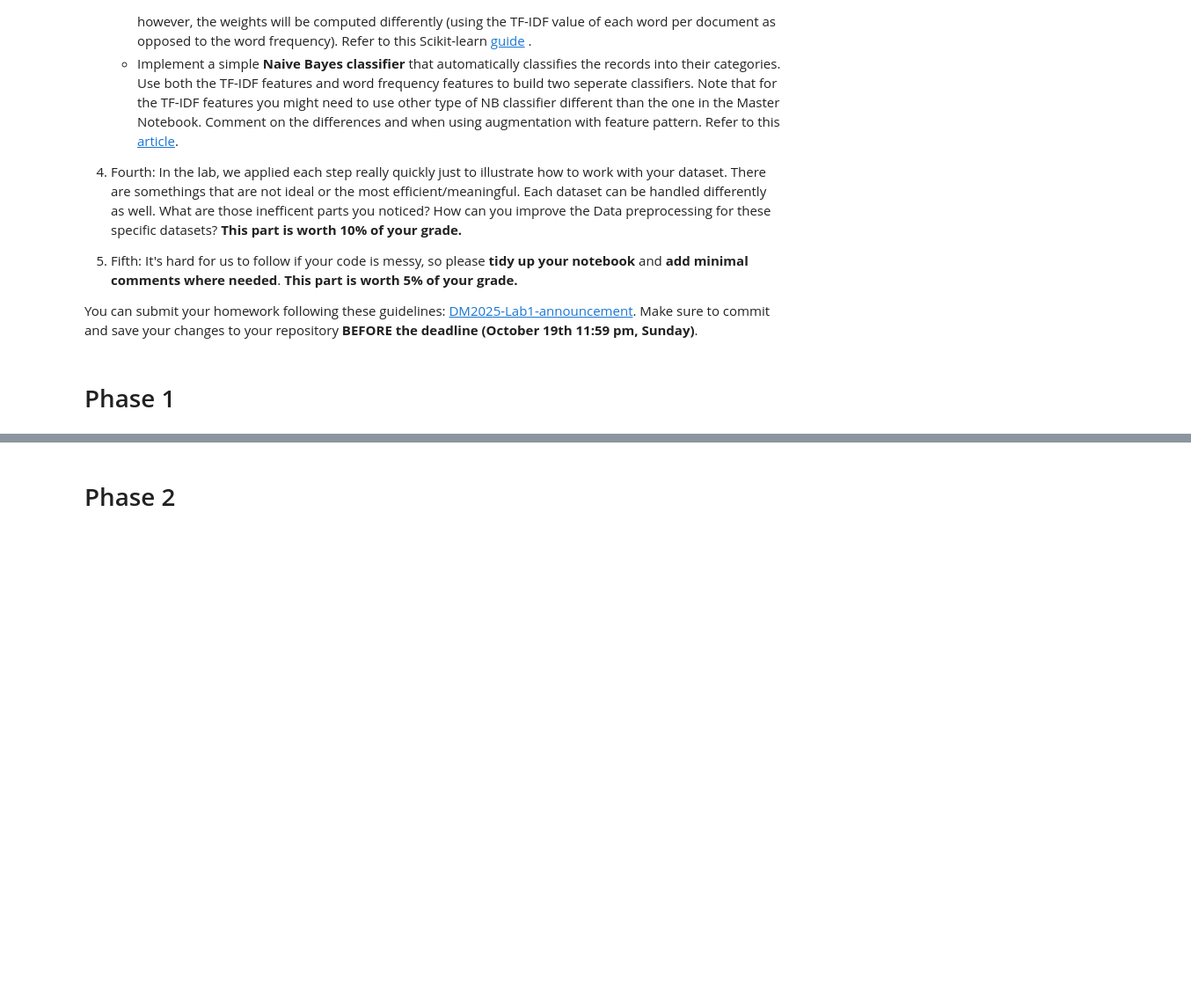
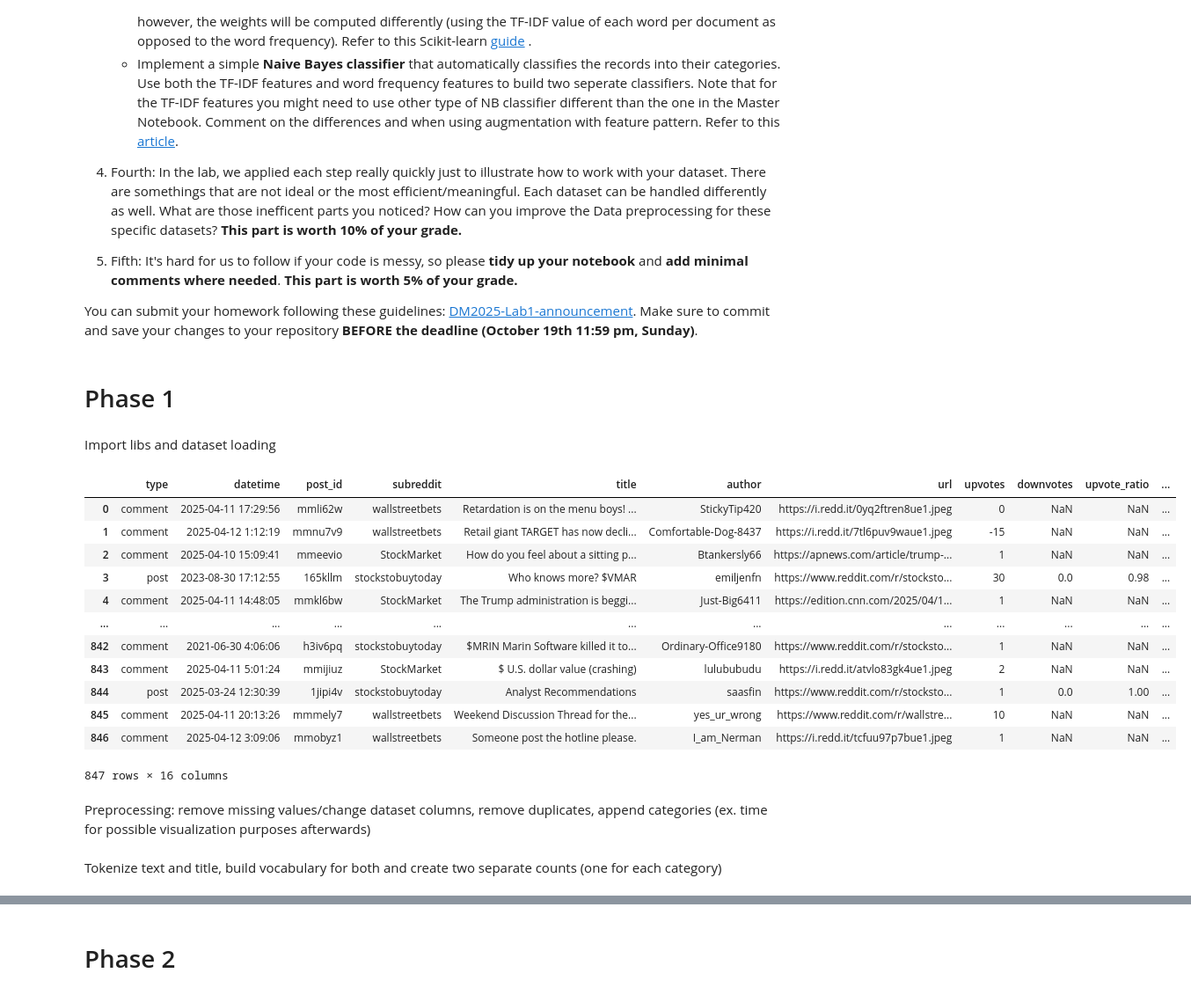
Before and after one commit to saylaa5923/DM2025-Lab1-Exercise, a Jupyter notebook: DM2025-Lab1-Homework.ipynb, the cells around one changed output, grey strips where cells are left out. Shown at 88% size. Saved outputs shown, nothing was run; the diff lists cells and outputs as text; code cells hidden in the pictures; blank space fills up the shorter version.

```diff
--- a/DM2025-Lab1-Homework.ipynb
+++ b/DM2025-Lab1-Homework.ipynb
@@ -62,0 +61,35 @@ You can submit your homework following these guidelines: [DM2025-Lab1-announceme
+# %% [markdown]
+Import libs and dataset loading
+# %%
+### Begin Assignment Here
+# test code for environment setup --> copied from Master
+import pandas as pd
+import numpy as np
+import nltk
+from sklearn.feature_extraction.text import CountVectorizer
+import plotly as py
+import math
+import PAMI
+import umap
+import matplotlib.pyplot as plt
+%matplotlib inline
+import seaborn as sns
+#use reddit dataset
+data_df = pd.read_csv("newdataset/Reddit-stock-sentiment.csv")
+data_df
+# %% [output]
+|  | type | datetime | post_id | subreddit | title | author | url | upvotes | downvotes | upvote_ratio | ... |
+| 0 | comment | 2025-04-11 17:29:56 | mmli62w | wallstreetbets | Retardation is on the menu boys! ... | StickyTip420 | https://i.redd.it/0yq2ftren8ue1.jpeg | 0 | NaN | NaN | ... |
+| 1 | comment | 2025-04-12 1:12:19 | mmnu7v9 | wallstreetbets | Retail giant TARGET has now decli... | Comfortable-Dog-8437 | https://i.redd.it/7tl6puv9waue1.jpeg | -15 | NaN | NaN | ... |
+| 2 | comment | 2025-04-10 15:09:41 | mmeevio | StockMarket | How do you feel about a sitting p... | Btankersly66 | https://apnews.com/article/trump-... | 1 | NaN | NaN | ... |
+| 3 | post | 2023-08-30 17:12:55 | 165kllm | stockstobuytoday | Who knows more? $VMAR | emiljenfn | https://www.reddit.com/r/stocksto... | 30 | 0.0 | 0.98 | ... |
+| 4 | comment | 2025-04-11 14:48:05 | mmkl6bw | StockMarket | The Trump administration is beggi... | Just-Big6411 | https://edition.cnn.com/2025/04/1... | 1 | NaN | NaN | ... |
+| ... | ... | ... | ... | ... | ... | ... | ... | ... | ... | ... | ... |
+| 842 | comment | 2021-06-30 4:06:06 | h3iv6pq | stockstobuytoday | $MRIN Marin Software killed it to... | Ordinary-Office9180 | https://www.reddit.com/r/stocksto... | 1 | NaN | NaN | ... |
+| 843 | comment | 2025-04-11 5:01:24 | mmijiuz | StockMarket | $ U.S. dollar value (crashing) | lulububudu | https://i.redd.it/atvlo83gk4ue1.jpeg | 2 | NaN | NaN | ... |
+| 844 | post | 2025-03-24 12:30:39 | 1jipi4v | stockstobuytoday | Analyst Recommendations | saasfin | https://www.reddit.com/r/stocksto... | 1 | 0.0 | 1.00 | ... |
+| 845 | comment | 2025-04-11 20:13:26 | mmmely7 | wallstreetbets | Weekend Discussion Thread for the... | yes_ur_wrong | https://www.reddit.com/r/wallstre... | 10 | NaN | NaN | ... |
+| 846 | comment | 2025-04-12 3:09:06 | mmobyz1 | wallstreetbets | Someone post the hotline please. | I_am_Nerman | https://i.redd.it/tcfuu97p7bue1.jpeg | 1 | NaN | NaN | ... |
+847 rows × 16 columns
+# %% [markdown]
+Preprocessing: remove missing values/change dataset columns, remove duplicates, append categories (ex. time for possible visualization purposes afterwards)
@@ -62,0 +122,2 @@ You can submit your homework following these guidelines: [DM2025-Lab1-announceme
+# %% [markdown]
+Tokenize text and title, build vocabulary for both and create two separate counts (one for each category)
```
Also changed, not shown: parts of 5 cells of this notebook.
